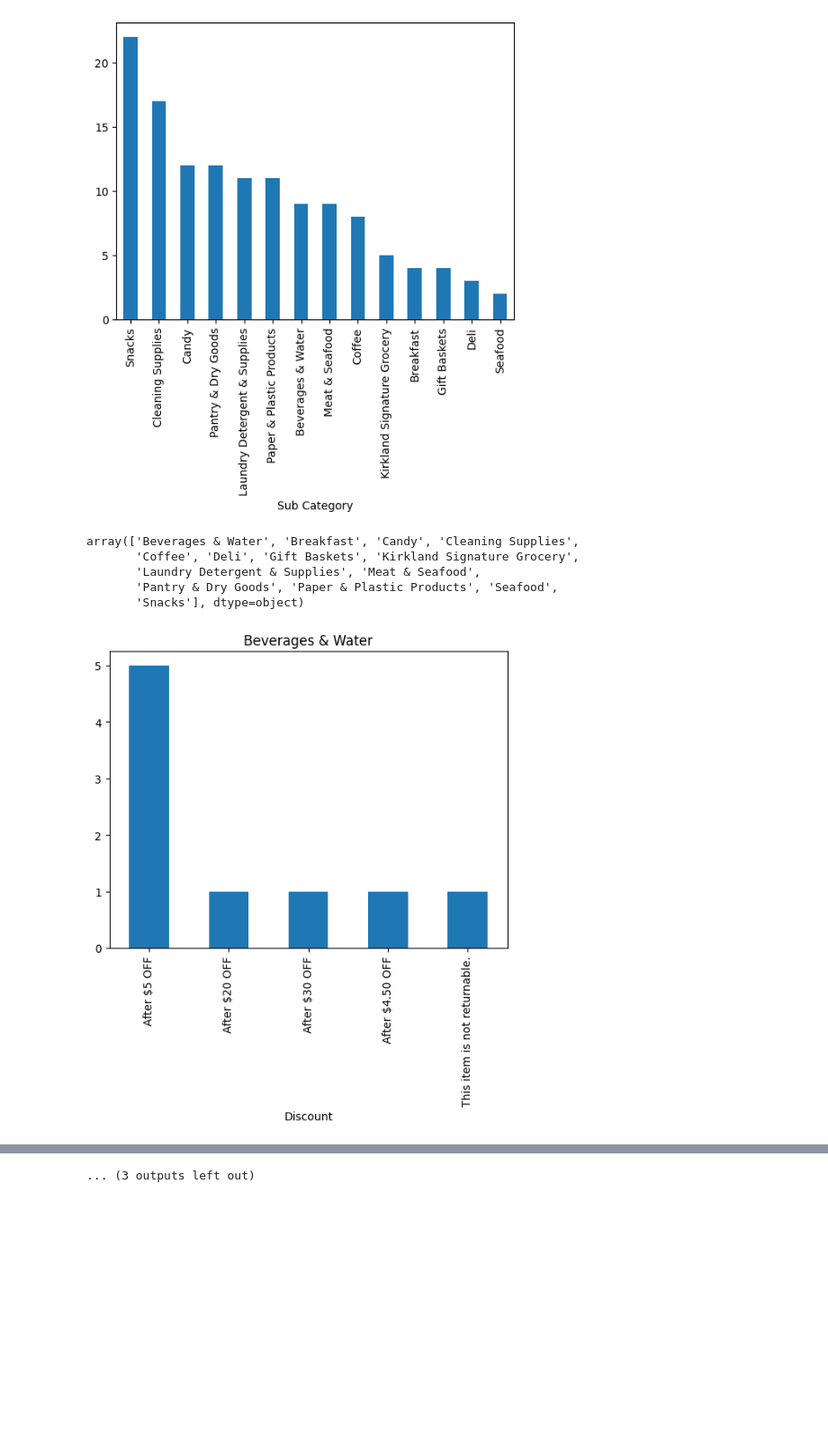
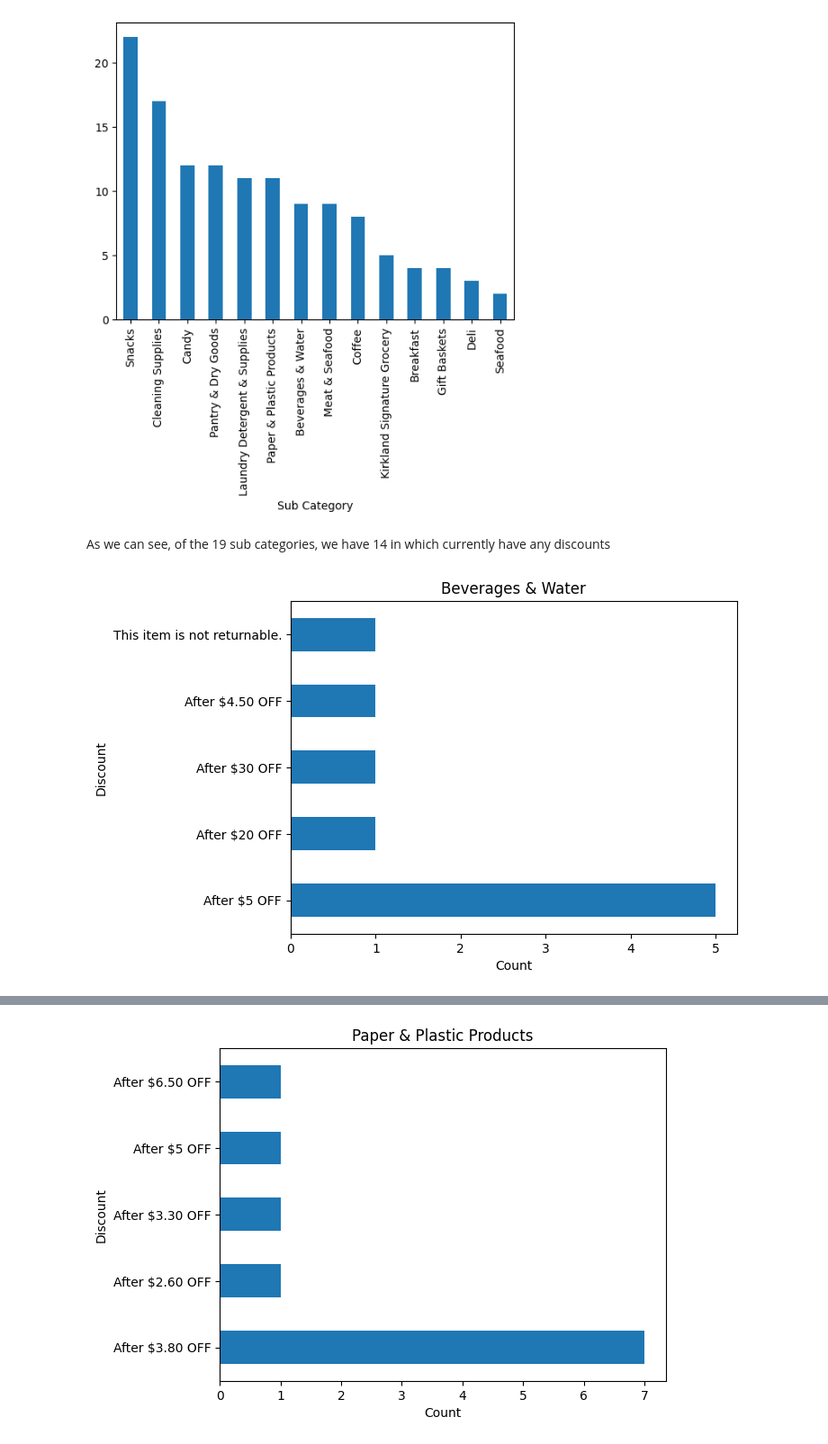
Before and after one commit to COv879/Grocery-Tendencies---Discounts, a Jupyter notebook: Grocery_Tendencies.ipynb, the cells around one changed output, grey strips where cells are left out. Shown at 90% size. Drawn from its saved outputs; the diff is of its cells as text; code cells hidden in the pictures; blank space fills up the shorter version.

```diff
--- a/Grocery_Tendencies.ipynb
+++ b/Grocery_Tendencies.ipynb
@@ -108,8 +107,9 @@ As for the rest of the data we are doing the following:
 - The Price column is going to be transformed into a numeric column type so we can then fill the remaining values with the mean
 - the Product Description and Feature columns are getting removed due to them being unnecesary with the current analysis
 # %%
-df['Currency'].fillna('$', inplace = True)
+df.fillna({'Currency': '$'}, inplace=True) # We fill the rest of the missing values with $
 
+#We are converting the price from an object type to a float type
 df['Price'] = df['Price'].str.replace('$', '')
 df['Price'] = df['Price'].str.replace(r'through-\d+\.\d+', '', regex=True)
 df['Price'] = df['Price'].str.replace(',', '')
@@ -117,7 +117,9 @@ df['Price'] = pd.to_numeric(df['Price'], errors='coerce')
 df['Price'] = df['Price'].fillna(df['Price'].mean())
 
 df.drop(columns=['Product Description', 'Feature'], inplace=True)
-df.isna().sum()
+print(df.isna().sum())
+
+df.dtypes
 # %% [output]
 index           0
 Sub Category    0
@@ -217,18 +216,18 @@ df_discounted_grouped.plot(kind='bar')
 # %% [output]
 <Axes: xlabel='Sub Category'>
 [figure]
+# %% [markdown]
+As we can see, of the 19 sub categories, we have 14 in which currently have any discounts
 # %%
 sub_categorys = df_discounted['Sub Category'].unique()
-display(sub_categorys)
-unique_discounts = df_discounted['Sub Category'].nunique()
+discounts = df_discounted['Discount'].unique()
+
+
 for sub_category in sub_categorys:
     df_discounted_subset = df_discounted[df_discounted['Sub Category'] == sub_category]
-    df_discounted_subset.groupby('Discount').size().sort_values(ascending=False).plot(kind='bar', title=sub_category)
+    df_discounted_subset.groupby('Discount').size().sort_values(ascending=False).plot(kind='barh', title=sub_category)
+    plt.xlabel('Count')
+    plt.ylabel('Discount')
     plt.show()
 # %% [output]
-array(['Beverages & Water', 'Breakfast', 'Candy', 'Cleaning Supplies',
-       'Coffee', 'Deli', 'Gift Baskets', 'Kirkland Signature Grocery',
-       'Laundry Detergent & Supplies', 'Meat & Seafood',
-       'Pantry & Dry Goods', 'Paper & Plastic Products', 'Seafood',
-       'Snacks'], dtype=object)
-[figure, old version]
+[figure, new version]
@@ -245 +244 @@ array(['Beverages & Water', 'Breakfast', 'Candy', 'Cleaning Supplies',
-... (3 outputs left out)
+[figure, added]
```
Also changed, not shown: parts of 9 cells of this notebook.
